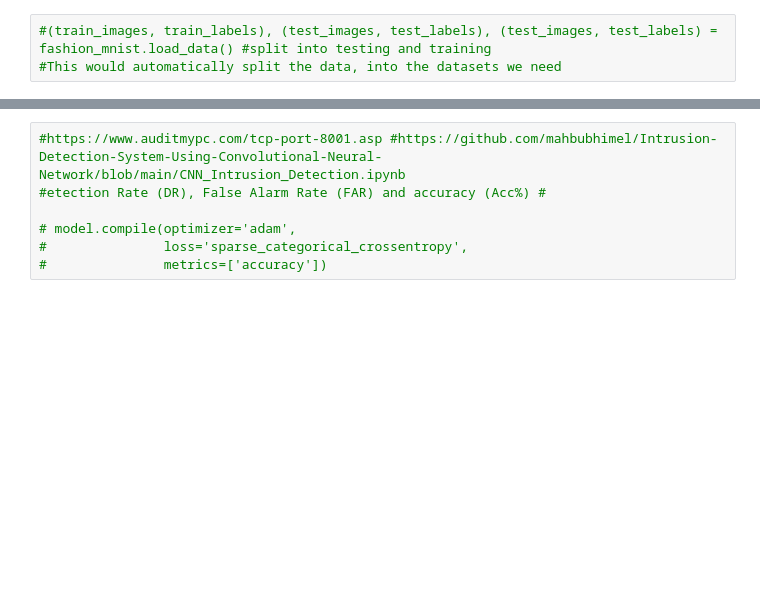
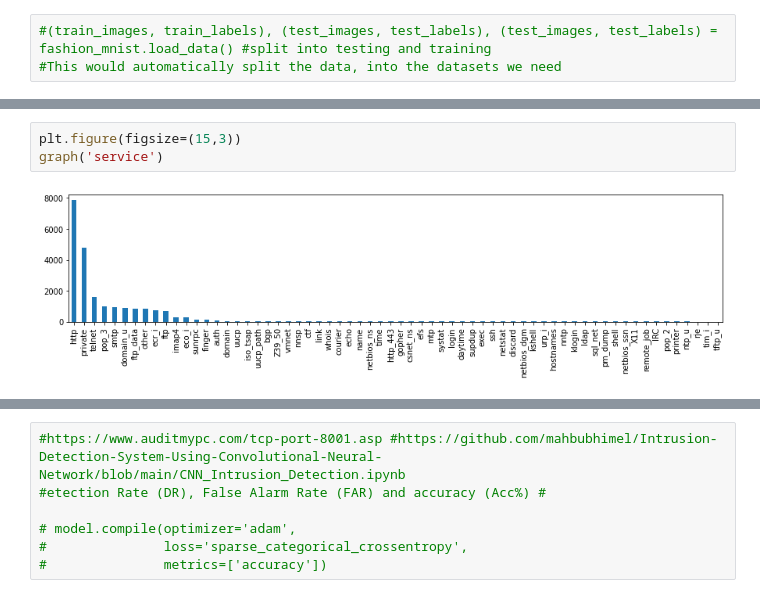
Before and after one commit to topcat101-cmd/Nids-using-TranferLearning, a Jupyter notebook: Nids_intrusion_detection_system.ipynb, the cells around one changed output, grey strips where cells are left out. Saved outputs shown, nothing was run; the diff lists cells and outputs as text; blank space fills up the shorter version.

```diff
--- a/Nids_intrusion_detection_system.ipynb
+++ b/Nids_intrusion_detection_system.ipynb
@@ -94,0 +183,5 @@ test_dat1.describe()#gives us diffrent calculation in a chart, such as count, me
+# %%
+plt.figure(figsize=(15,3))
+graph('service')
+# %% [output]
+[figure, added]
```
Also changed, not shown: parts of 25 cells of this notebook.
